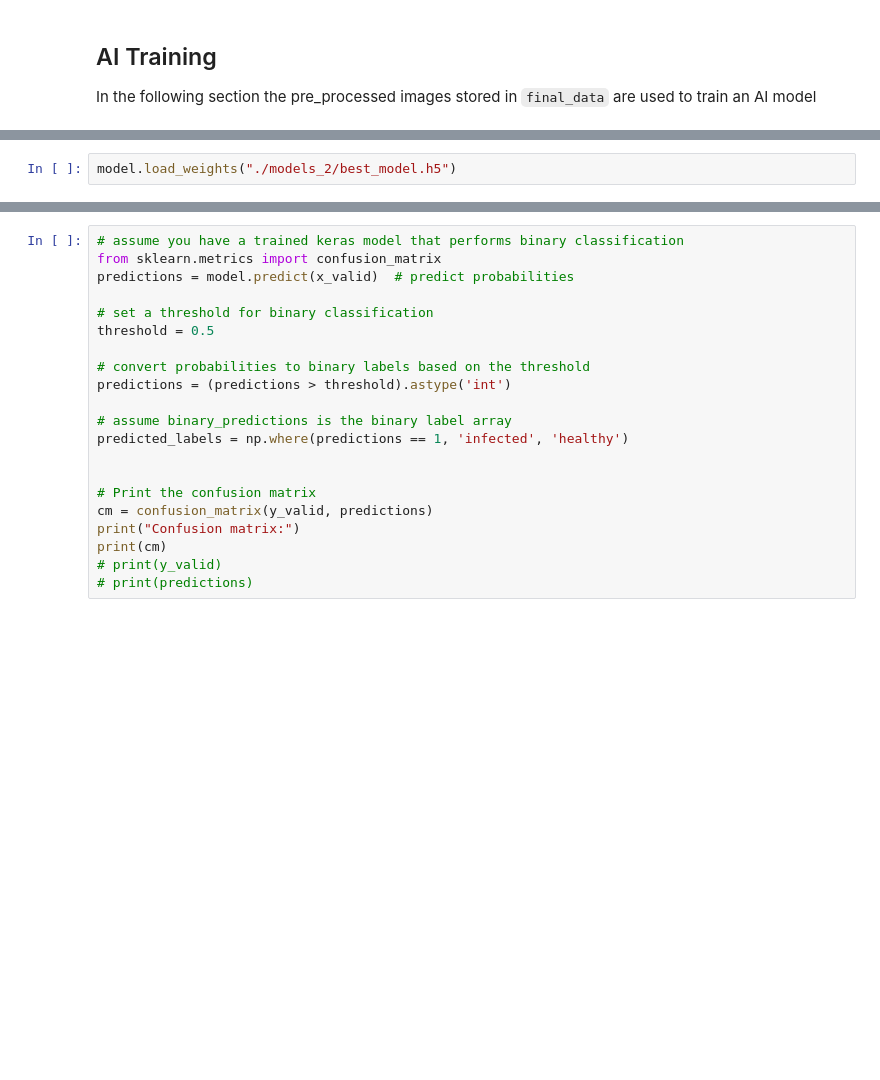
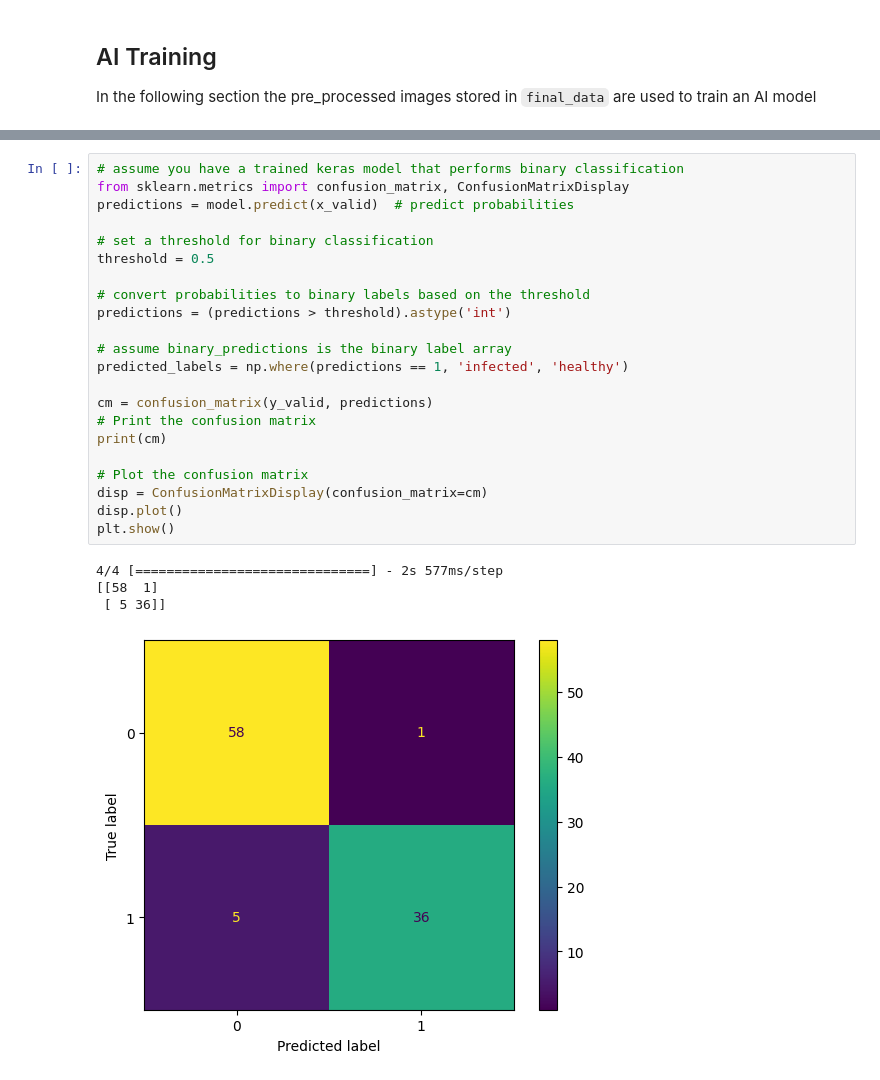
Before and after one commit to Niklas-Mezynski/fontys-cucumber-disease-ai-model, a Jupyter notebook: final_procedure_second_dataset.ipynb, the cells around one changed output, grey strips where cells are left out. Saved outputs shown, nothing was run; the diff lists cells and outputs as text; blank space fills up the shorter version.

```diff
--- a/final_procedure_second_dataset.ipynb
+++ b/final_procedure_second_dataset.ipynb
@@ -461,2 +524,0 @@ print(history.history["loss"])
-# %%
-model.load_weights("./models_2/best_model.h5")
@@ -463,21 +592,27 @@ model.load_weights("./models_2/best_model.h5")
 # %%
 # assume you have a trained keras model that performs binary classification
-from sklearn.metrics import confusion_matrix
+from sklearn.metrics import confusion_matrix, ConfusionMatrixDisplay
 predictions = model.predict(x_valid)  # predict probabilities
 
 # set a threshold for binary classification
 threshold = 0.5
 
 # convert probabilities to binary labels based on the threshold
 predictions = (predictions > threshold).astype('int')
 
 # assume binary_predictions is the binary label array
 predicted_labels = np.where(predictions == 1, 'infected', 'healthy')
 
+cm = confusion_matrix(y_valid, predictions)
+# Print the confusion matrix
+print(cm)
 
-# Print the confusion matrix
-cm = confusion_matrix(y_valid, predictions)
-print("Confusion matrix:")
-print(cm)
-# print(y_valid)
-# print(predictions)
+# Plot the confusion matrix
+disp = ConfusionMatrixDisplay(confusion_matrix=cm)
+disp.plot()
+plt.show()
+# %% [output]
+4/4 [==============================] - 2s 577ms/step
+[[58  1]
+ [ 5 36]]
+[figure, added]
```
Also changed, not shown: parts of 15 cells of this notebook, 2 other files.
